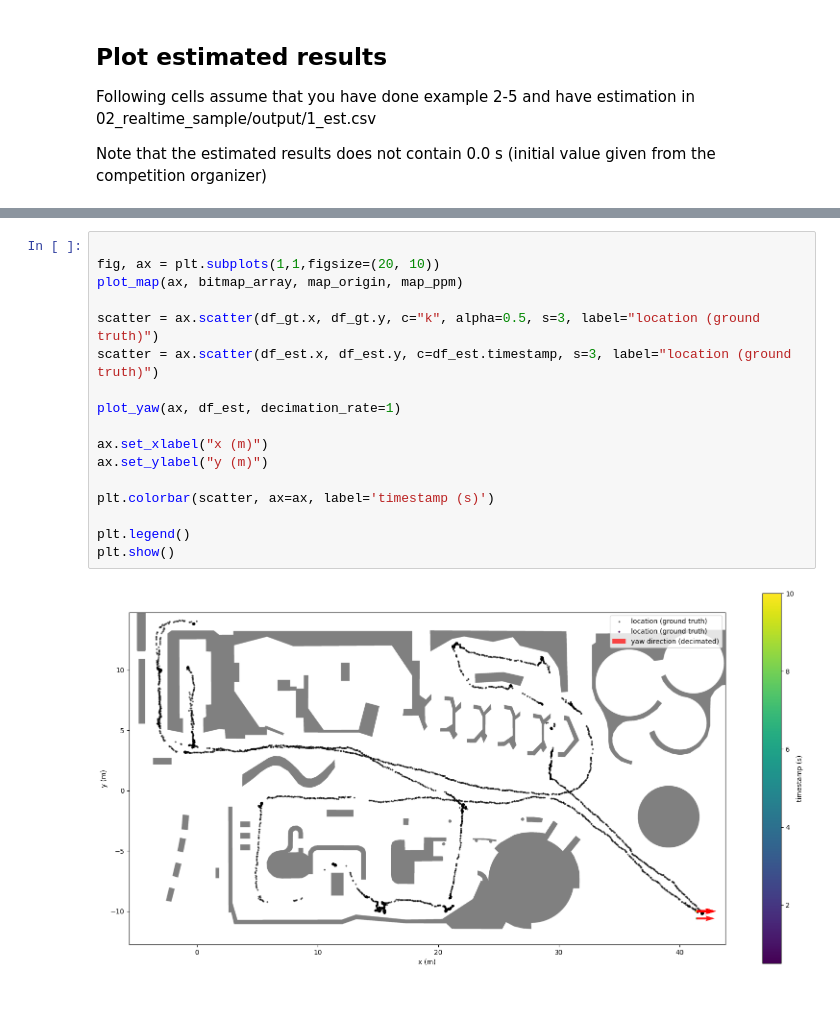
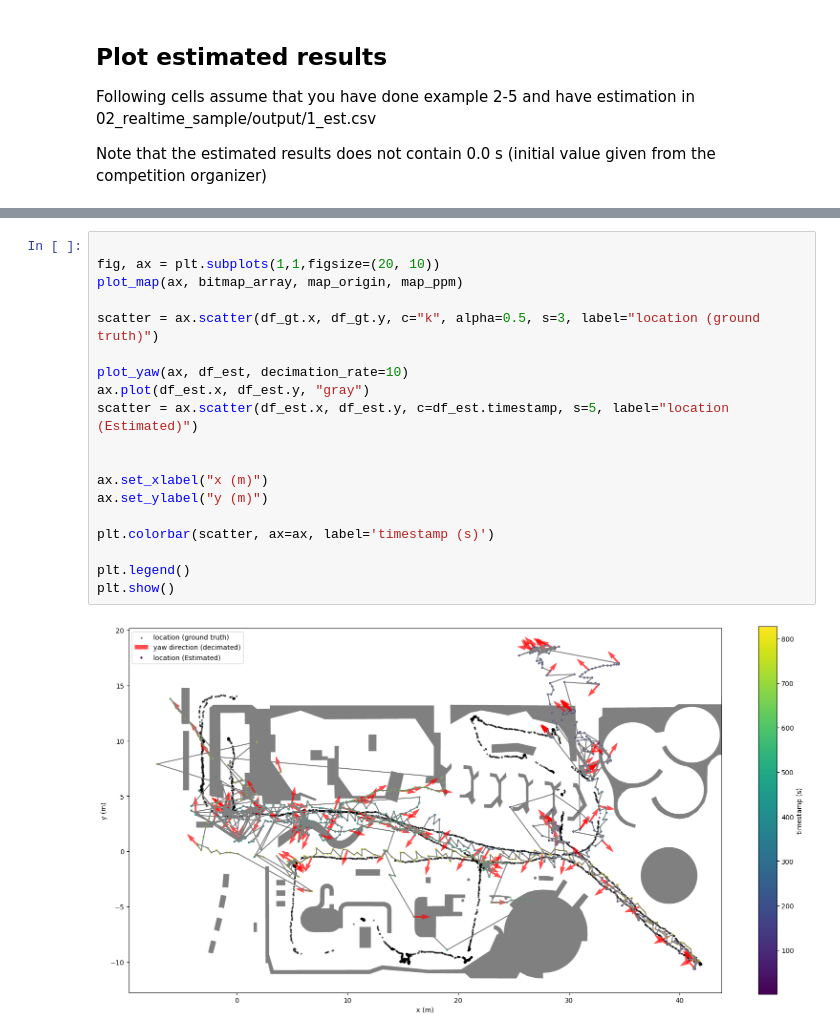
Before and after one commit to PDR-benchmark-standardization-committee/xdr-challenge-2025-examples, a Jupyter notebook: 03_map_plot.ipynb, the cells around one changed output, grey strips where cells are left out. Drawn from its saved outputs; the diff is of its cells as text; blank space fills up the shorter version.

```diff
--- a/03_map_plot.ipynb
+++ b/03_map_plot.ipynb
@@ -127,19 +123,21 @@ display(df_est)
 # %%
 
 fig, ax = plt.subplots(1,1,figsize=(20, 10))
 plot_map(ax, bitmap_array, map_origin, map_ppm)
 
 scatter = ax.scatter(df_gt.x, df_gt.y, c="k", alpha=0.5, s=3, label="location (ground truth)")
-scatter = ax.scatter(df_est.x, df_est.y, c=df_est.timestamp, s=3, label="location (ground truth)")
 
-plot_yaw(ax, df_est, decimation_rate=1)
+plot_yaw(ax, df_est, decimation_rate=10)
+ax.plot(df_est.x, df_est.y, "gray")
+scatter = ax.scatter(df_est.x, df_est.y, c=df_est.timestamp, s=5, label="location (Estimated)")
+
 
 ax.set_xlabel("x (m)")
 ax.set_ylabel("y (m)")
 
 plt.colorbar(scatter, ax=ax, label='timestamp (s)')
 
 plt.legend()
 plt.show()
 # %% [output]
-[figure, old version]
+[figure, new version]
```
Also changed, not shown: parts of 1 cell of this notebook.
